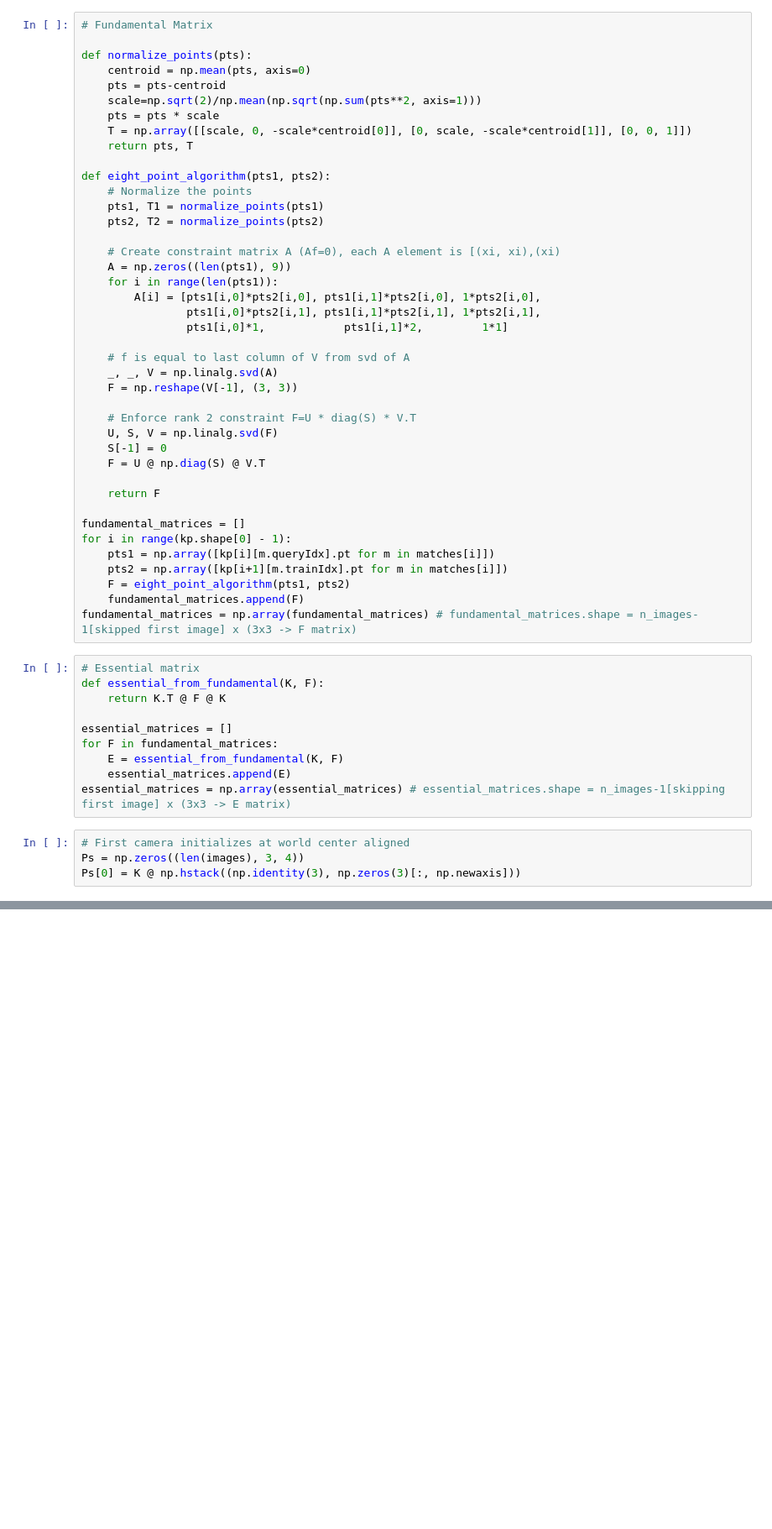
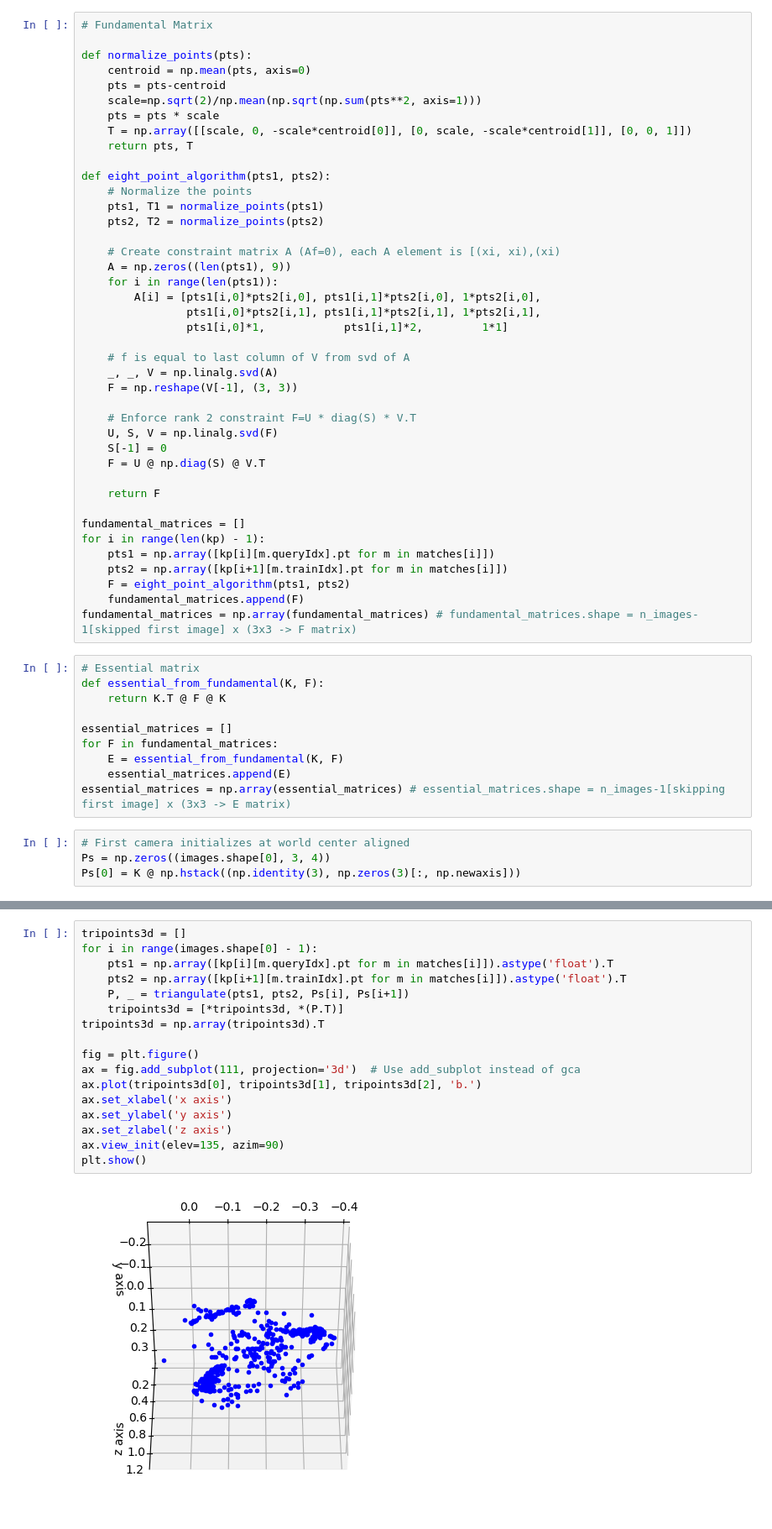
Before and after one commit to GMR-AI/3D-Reconstruction, a Jupyter notebook: general_pipeline.ipynb, the cells around one changed output, grey strips where cells are left out. Shown at 84% size. Drawn from its saved outputs; the diff is of its cells as text; blank space fills up the shorter version.

```diff
--- a/general_pipeline.ipynb
+++ b/general_pipeline.ipynb
@@ -85,7 +107,7 @@ def eight_point_algorithm(pts1, pts2):
     return F
 
 fundamental_matrices = []
-for i in range(kp.shape[0] - 1):
+for i in range(len(kp) - 1):
     pts1 = np.array([kp[i][m.queryIdx].pt for m in matches[i]])
     pts2 = np.array([kp[i+1][m.trainIdx].pt for m in matches[i]])
     F = eight_point_algorithm(pts1, pts2)
@@ -103,7 +125,7 @@ for F in fundamental_matrices:
 essential_matrices = np.array(essential_matrices) # essential_matrices.shape = n_images-1[skipping first image] x (3x3 -> E matrix)
 # %%
 # First camera initializes at world center aligned
-Ps = np.zeros((len(images), 3, 4))
+Ps = np.zeros((images.shape[0], 3, 4))
 Ps[0] = K @ np.hstack((np.identity(3), np.zeros(3)[:, np.newaxis]))
 # %%
 # Get Rotation and Translation
@@ -174,0 +197,19 @@ Ps = np.array(Ps)
+# %%
+tripoints3d = []
+for i in range(images.shape[0] - 1):
+    pts1 = np.array([kp[i][m.queryIdx].pt for m in matches[i]]).astype('float').T
+    pts2 = np.array([kp[i+1][m.trainIdx].pt for m in matches[i]]).astype('float').T
+    P, _ = triangulate(pts1, pts2, Ps[i], Ps[i+1])
+    tripoints3d = [*tripoints3d, *(P.T)]
+tripoints3d = np.array(tripoints3d).T
+
+fig = plt.figure()
+ax = fig.add_subplot(111, projection='3d')  # Use add_subplot instead of gca
+ax.plot(tripoints3d[0], tripoints3d[1], tripoints3d[2], 'b.')
+ax.set_xlabel('x axis')
+ax.set_ylabel('y axis')
+ax.set_zlabel('z axis')
+ax.view_init(elev=135, azim=90)
+plt.show()
+# %% [output]
+[figure, added]
```
Also changed, not shown: parts of 7 cells of this notebook, 39 other files.
